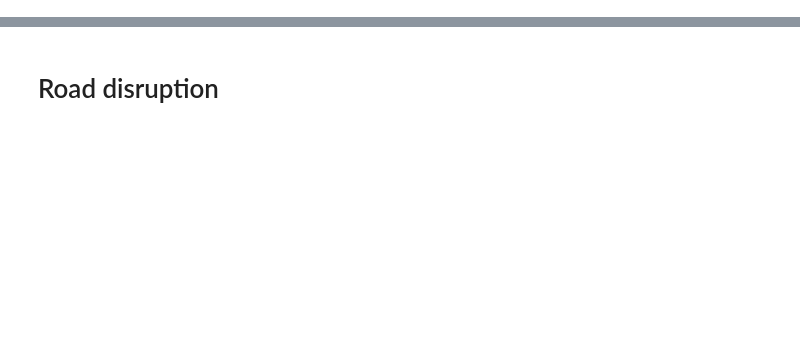
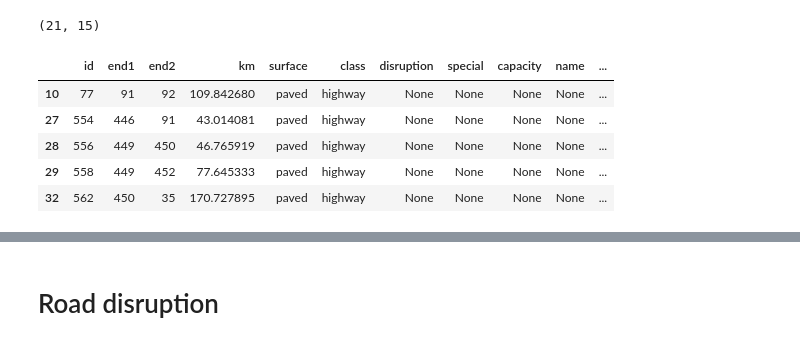
Before and after one commit to ccolon/disrupt-sc, a Jupyter notebook: dataprep/Disruptions.ipynb, the cells around one changed output, grey strips where cells are left out. Cells and saved outputs as stored; diff of their text form; code cells hidden in the pictures; blank space fills up the shorter version.

```diff
--- a/dataprep/Disruptions.ipynb
+++ b/dataprep/Disruptions.ipynb
@@ -3,4 +3,7 @@ import pandas as pd
 import geopandas as gpd
 import os
 # %%
-input_folder = os.path.join('..', '..', '..', 'Ecuador', 'Data', 'Structured', 'Disruptions')
+region = "ECA"
+disruption_data_folder = os.path.join('..', '..', '..', region, 'Data', 'Structured', 'Disruption')
+admin_data_folder = os.path.join('..', '..', '..', region, 'Data', 'Raw', 'Admin')
+model_input_folder = os.path.join('..', 'input', region, 'Transport')
@@ -6,0 +34,15 @@ input_folder = os.path.join('..', '..', '..', 'Ecuador', 'Data', 'Structured', '
+# %%
+disruptions = gpd.read_file(os.path.join(disruption_data_folder, "roads_edges_1in1000_flooded.geojson"))
+disruptions = disruptions.drop_duplicates('id')
+uzb = gpd.read_file(os.path.join(admin_data_folder, "geoBoundaries-UZB-ADM0_simplified.geojson"))
+disruptions = disruptions[disruptions.geometry.within(uzb.geometry.union_all())]
+print(disruptions.shape)
+disruptions.head()
+# %% [output]
+(21, 15)
+|  | id | end1 | end2 | km | surface | class | disruption | special | capacity | name | ... |
+| 10 | 77 | 91 | 92 | 109.842680 | paved | highway | None | None | None | None | ... |
+| 27 | 554 | 446 | 91 | 43.014081 | paved | highway | None | None | None | None | ... |
+| 28 | 556 | 449 | 450 | 46.765919 | paved | highway | None | None | None | None | ... |
+| 29 | 558 | 449 | 452 | 77.645333 | paved | highway | None | None | None | None | ... |
+| 32 | 562 | 450 | 35 | 170.727895 | paved | highway | None | None | None | None | ... |
```
Also changed, not shown: parts of 5 cells of this notebook, 22 other files.
